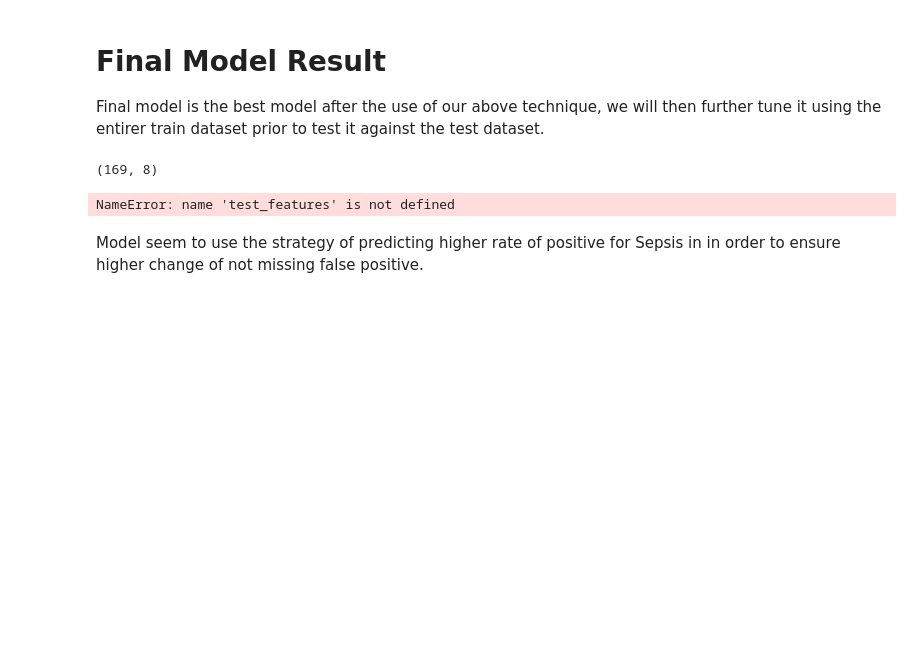
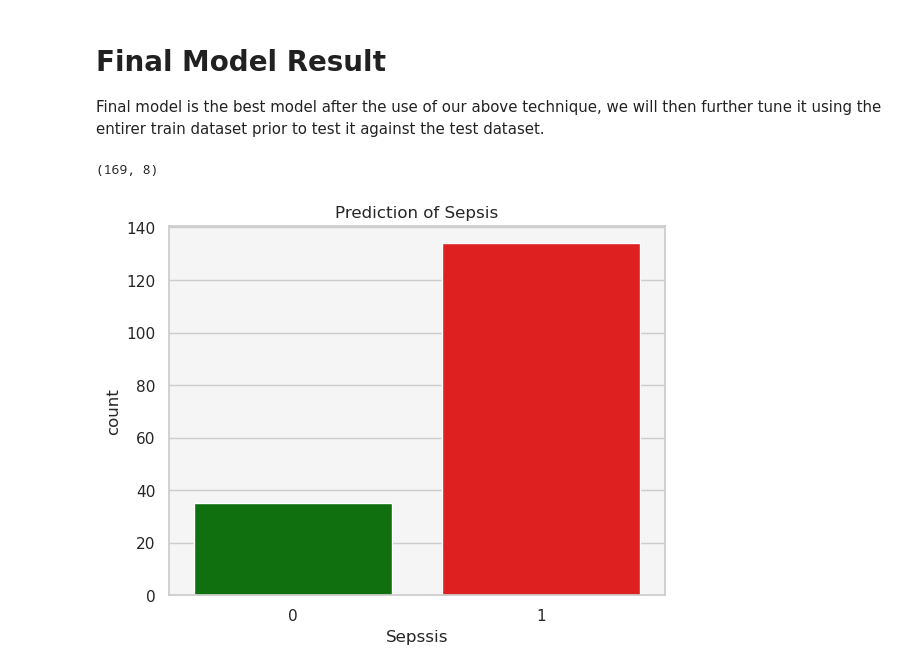
Before and after one commit to Rus268/ML_Assign1, a Jupyter notebook: 02_CODE_s3676330.ipynb, the cells around one changed output. Cells and saved outputs as stored; diff of their text form; code cells hidden in the pictures; blank space fills up the shorter version.

Commit message:
Update new README for better instruction and finalise the project

```diff
--- a/02_CODE_s3676330.ipynb
+++ b/02_CODE_s3676330.ipynb
@@ -414,26 +499,28 @@ Since we run the risk of predicing the wrong range, random decision search would
 
 Final model is the best model after the use of our above technique, we will then further tune it using the entirer train dataset prior to test it against the test dataset.
 # %%
-# Create a pipeline for the best model
-model = RandomForestClassifier(n_estimators=200, max_depth=11)
+# Reload the best model selected from previous training
+model = joblib.load('./models/Decision Tree.pkl')
 
-X_train_reb, y_train_reb = prep_pipeline.fit_resample(X, y)
+# Apply the pipeline to the training data
+X_train_reb, y_train_reb = train_pipeline.fit_resample(X, y)
 
-# Fit the model
+# Retrain the model with the entire dataset
 final_model = model.fit(X_train_reb,y_train_reb)
+# %%
+# Drop non-attribute columns
+test_prep = test.drop(columns = non_attribute_cols)
 # %%
 # Reshape test data for prediction
-test_prep = test.drop(columns=drop_cols)
 test_prep = test_pipeline.fit_transform(test_prep)
-# %%
-test_prep.shape
-# %% [output]
-(169, 8)
+# %%
+# Check the shape of the data
+test_prep.shape
+# %% [output]
+(169, 8)
 # %%
 # Predict the test data
-test_predic = final_model.predict(test_features)
+test_predic = final_model.predict(test_prep)
-# %% [output]
-NameError: name 'test_features' is not defined
 # %%
 # Create a new dataframe to store the prediction which contain only ID and Prediction
 prediction_df = pd.DataFrame({
@@ -445,2 +530,6 @@ prediction_df.describe()
-# %% [markdown]
-Model seem to use the strategy of predicting higher rate of positive for Sepsis in in order to ensure higher change of not missing false positive.
+# %%
+plot = sns.countplot(x='Sepssis', hue = 'Sepssis', data=prediction_df, palette = palette, legend = False)
+plt.title('Prediction of Sepsis')
+plt.savefig('graphs/test_prediction_distribution.png')
+# %% [output]
+[figure, added]
```
Also changed, not shown: parts of 31 cells of this notebook, 18 other files.
